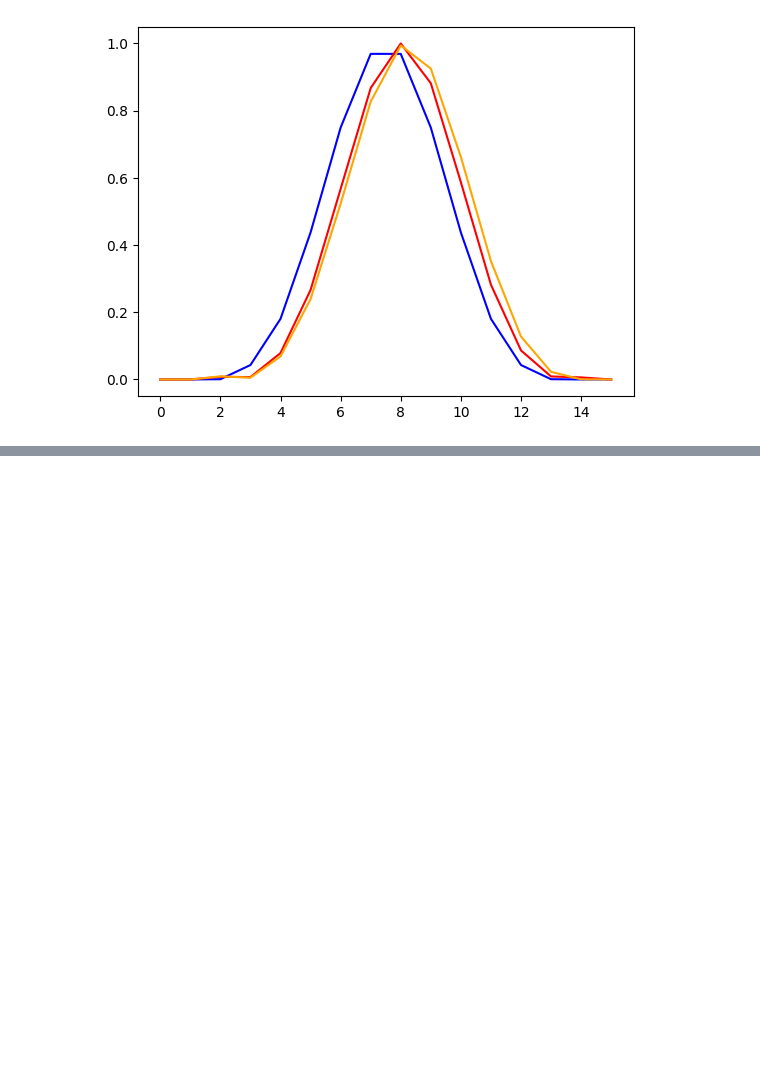
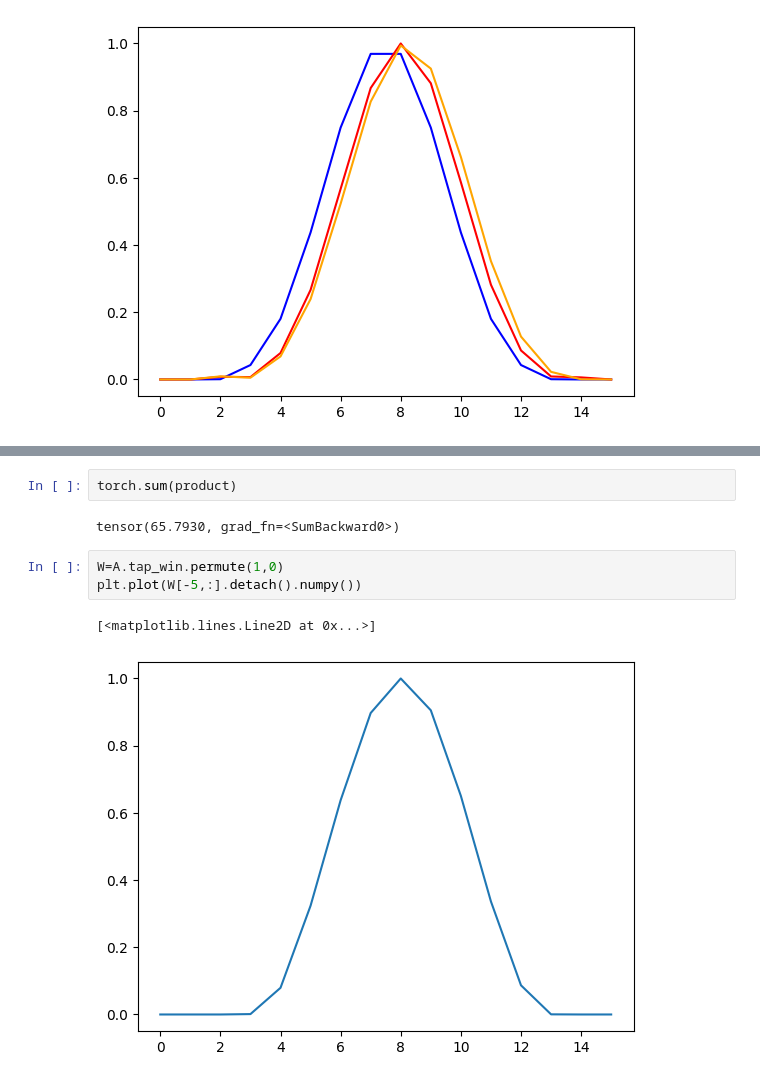
Before and after one commit to androdl96/GD_bearing, a Jupyter notebook: initial_wind_proc.ipynb, the cells around one changed output, grey strips where cells are left out. Saved outputs shown, nothing was run; the diff lists cells and outputs as text; blank space fills up the shorter version.

```diff
--- a/initial_wind_proc.ipynb
+++ b/initial_wind_proc.ipynb
@@ -383,0 +420,10 @@ plt.plot(W_test[:,21].detach().numpy(),color='orange')
+# %%
+torch.sum(product)
+# %% [output]
+tensor(65.7930, grad_fn=<SumBackward0>)
+# %%
+W=A.tap_win.permute(1,0)
+plt.plot(W[-5,:].detach().numpy())
+# %% [output]
+[<matplotlib.lines.Line2D at 0x...>]
+[figure, added]
```
Also changed, not shown: parts of 11 cells of this notebook.
